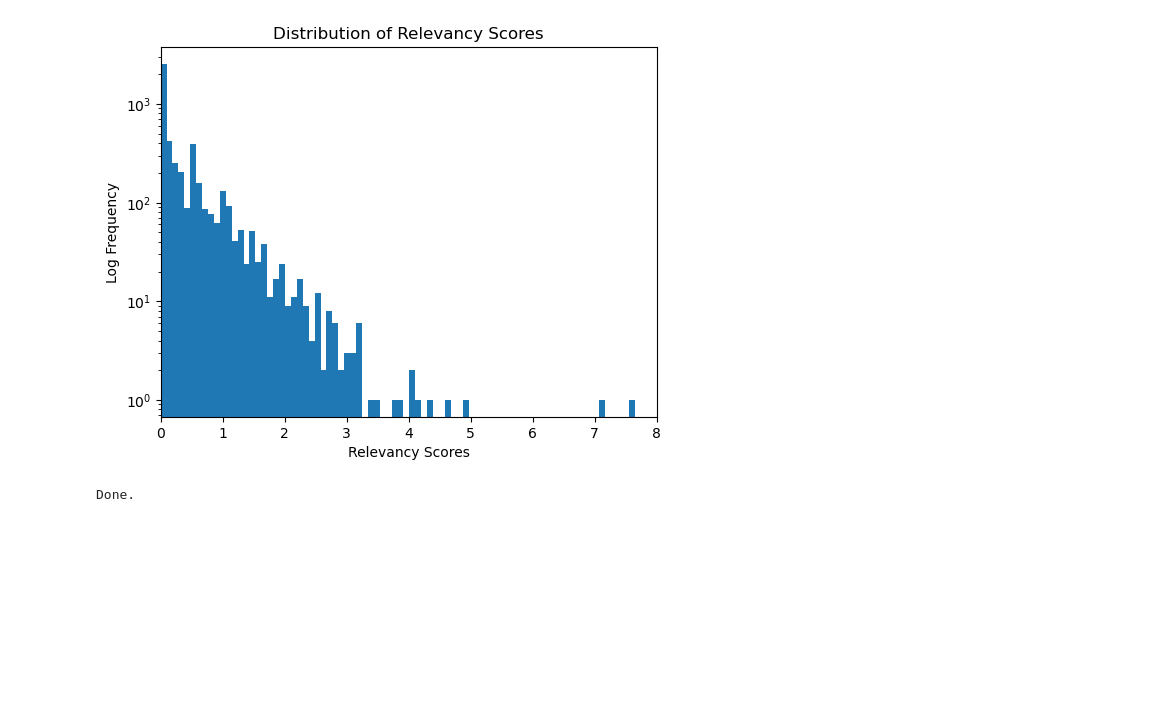
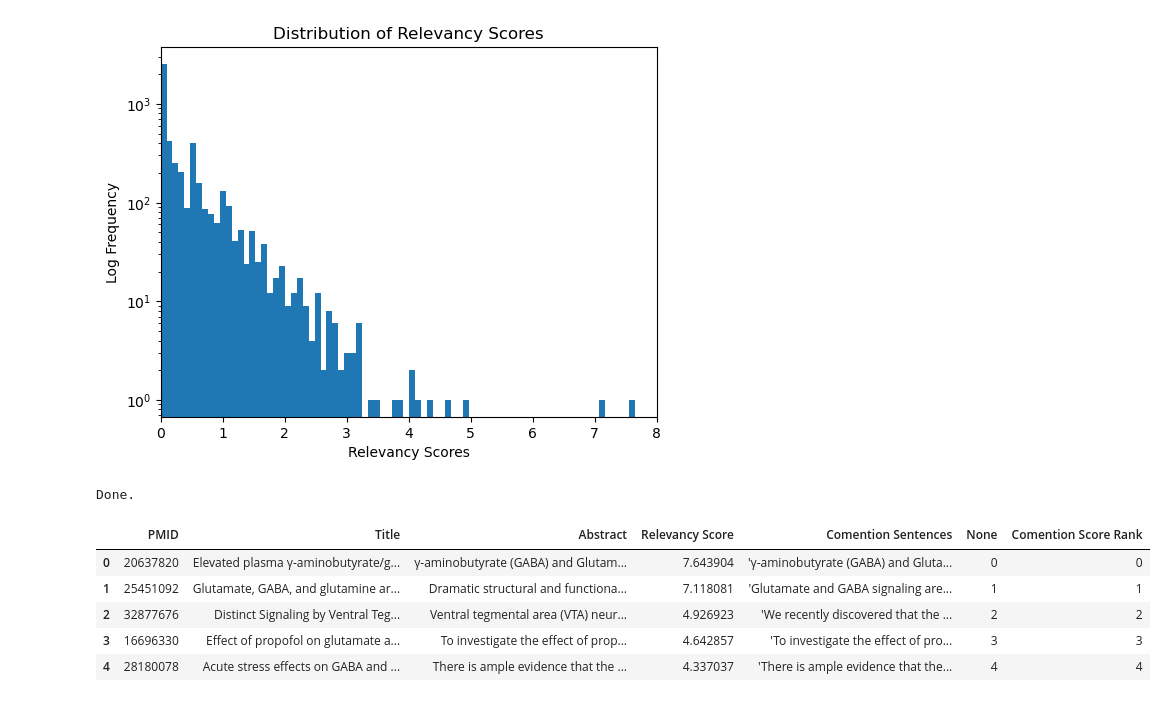
Before and after one commit to DanielTatem11/IR-IEPipelineForBioMedResearch, a Jupyter notebook: SimplifiedRetrievalPipeline.ipynb, the cells around one changed output. Cells and saved outputs as stored; diff of their text form; code cells hidden in the pictures; blank space fills up the shorter version.

```diff
--- a/SimplifiedRetrievalPipeline.ipynb
+++ b/SimplifiedRetrievalPipeline.ipynb
@@ -634,3 +618,12 @@ rankings
 print("Done.")
 # %% [output]
 Done.
+# %%
+prerankings.head()
+# %% [output]
+|  | PMID | Title | Abstract | Relevancy Score | Comention Sentences | None | Comention Score Rank |
+| 0 | 20637820 | Elevated plasma γ-aminobutyrate/g... | γ-aminobutyrate (GABA) and Glutam... | 7.643904 | 'γ-aminobutyrate (GABA) and Gluta... | 0 | 0 |
+| 1 | 25451092 | Glutamate, GABA, and glutamine ar... | Dramatic structural and functiona... | 7.118081 | 'Glutamate and GABA signaling are... | 1 | 1 |
+| 2 | 32877676 | Distinct Signaling by Ventral Teg... | Ventral tegmental area (VTA) neur... | 4.926923 | 'We recently discovered that the ... | 2 | 2 |
+| 3 | 16696330 | Effect of propofol on glutamate a... | To investigate the effect of prop... | 4.642857 | 'To investigate the effect of pro... | 3 | 3 |
+| 4 | 28180078 | Acute stress effects on GABA and ... | There is ample evidence that the ... | 4.337037 | 'There is ample evidence that the... | 4 | 4 |
```
Also changed, not shown: parts of 18 cells of this notebook.
